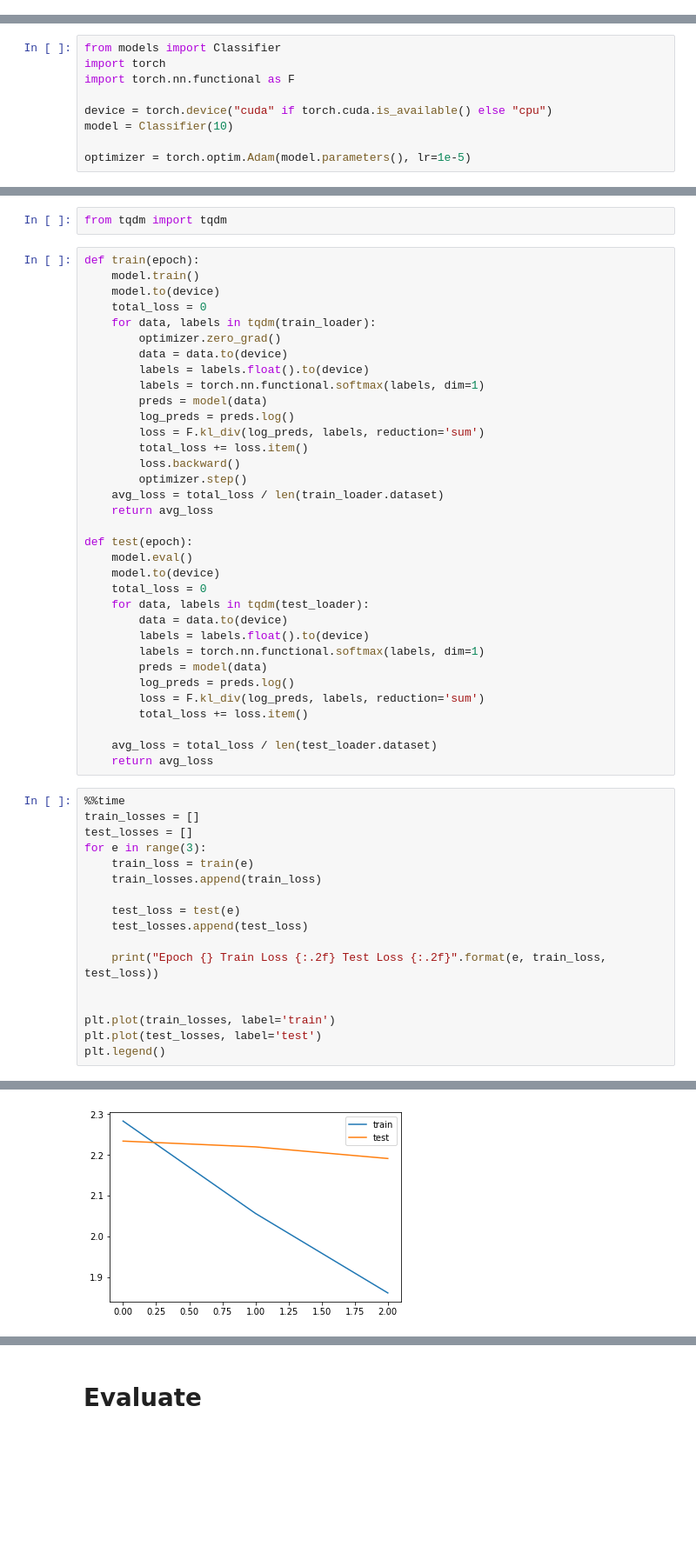
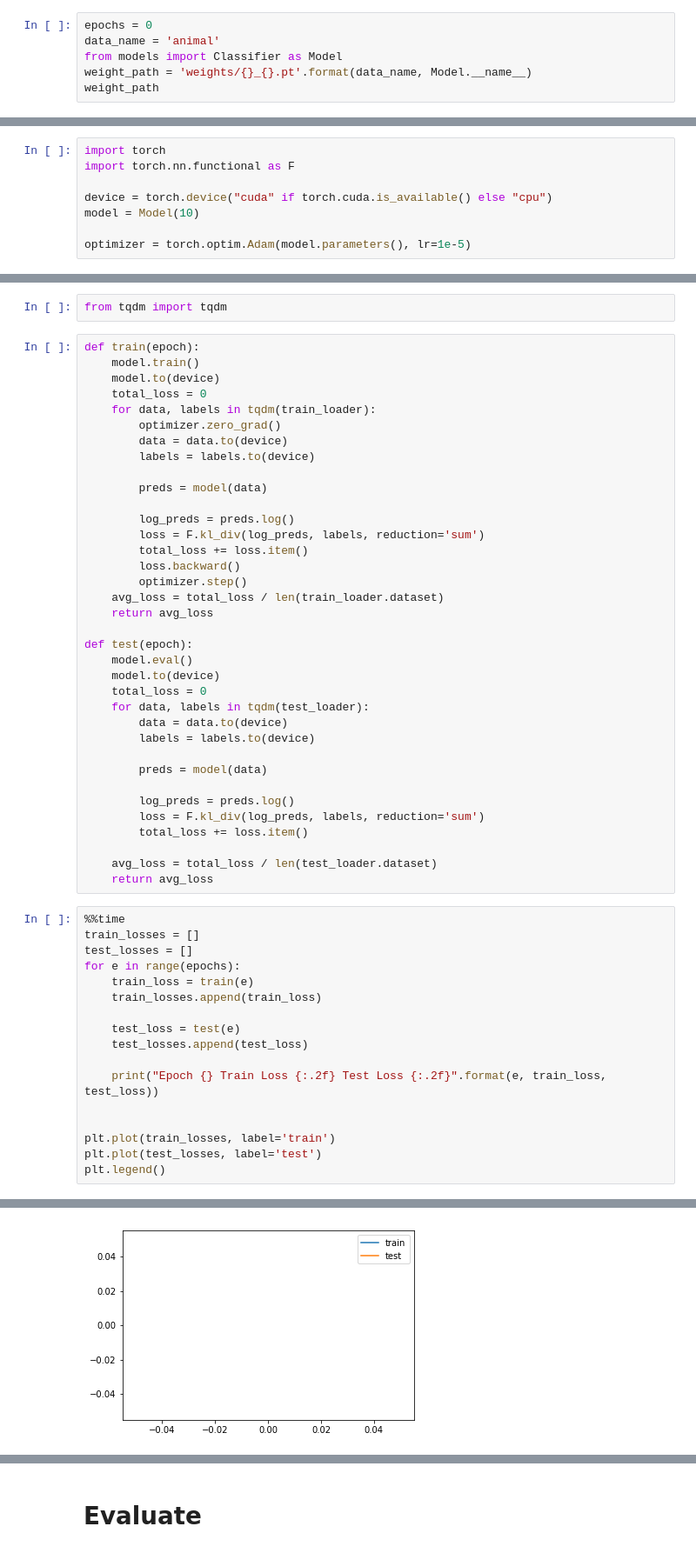
Before and after one commit to huangeddie/ML-Aesthetics-NIMA, a Jupyter notebook: ava_classifier.ipynb, the cells around one changed output, grey strips where cells are left out. Shown at 87% size. Drawn from its saved outputs; the diff is of its cells as text; blank space fills up the shorter version.

```diff
--- a/ava_classifier.ipynb
+++ b/ava_classifier.ipynb
@@ -1,2 +1,8 @@
 # %% [markdown]
 # AVA Dataset
+# %%
+epochs = 0
+data_name = 'animal'
+from models import Classifier as Model
+weight_path = 'weights/{}_{}.pt'.format(data_name, Model.__name__)
+weight_path
@@ -46,12 +54,11 @@ plt.plot(a_label)
 # %% [markdown]
 # Model
 # %%
-from models import Classifier
 import torch
 import torch.nn.functional as F
 
 device = torch.device("cuda" if torch.cuda.is_available() else "cpu")
-model = Classifier(10)
+model = Model(10)
 
 optimizer = torch.optim.Adam(model.parameters(), lr=1e-5)
 # %%
@@ -68,9 +75,10 @@ def train(epoch):
     for data, labels in tqdm(train_loader):
         optimizer.zero_grad()
         data = data.to(device)
-        labels = labels.float().to(device)
-        labels = torch.nn.functional.softmax(labels, dim=1)
+        labels = labels.to(device)
+
         preds = model(data)
+
         log_preds = preds.log()
         loss = F.kl_div(log_preds, labels, reduction='sum')
         total_loss += loss.item()
@@ -85,9 +93,10 @@ def test(epoch):
     total_loss = 0
     for data, labels in tqdm(test_loader):
         data = data.to(device)
-        labels = labels.float().to(device)
-        labels = torch.nn.functional.softmax(labels, dim=1)
+        labels = labels.to(device)
+
         preds = model(data)
+
         log_preds = preds.log()
         loss = F.kl_div(log_preds, labels, reduction='sum')
         total_loss += loss.item()
@@ -98,7 +107,7 @@ def test(epoch):
 %%time
 train_losses = []
 test_losses = []
-for e in range(3):
+for e in range(epochs):
     train_loss = train(e)
     train_losses.append(train_loss)
 
@@ -120 +126 @@ Wall time: 58.3 s
-[figure, old version]
+[figure, new version]
```
Also changed, not shown: parts of 7 cells of this notebook, 2 other files.
